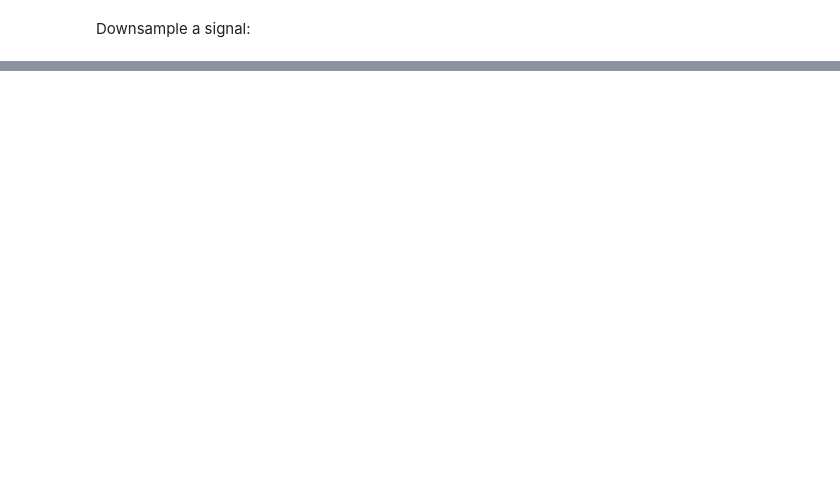
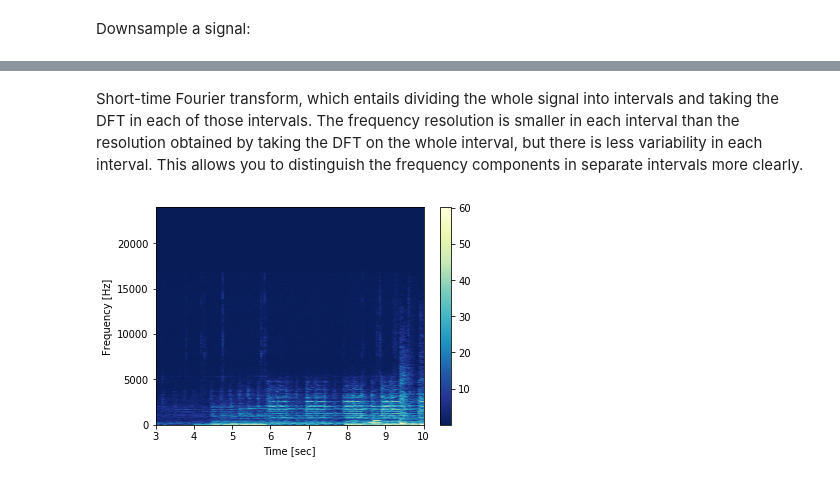
Before and after one commit to DomainFlag/DataScienceNotes, a Jupyter notebook: Audio Signal.ipynb, the cells around one changed output, grey strips where cells are left out. Saved outputs shown, nothing was run; the diff lists cells and outputs as text; code cells hidden in the pictures; blank space fills up the shorter version.

```diff
--- a/Audio Signal.ipynb
+++ b/Audio Signal.ipynb
@@ -263,0 +378,52 @@ plot_graph(t, down_scaled_wave)
+# %% [markdown]
+Short-time Fourier transform, which entails dividing the whole signal into intervals and taking the DFT in each of those intervals. The frequency resolution is smaller in each interval than the resolution obtained by taking the DFT on the whole interval, but there is less variability in each interval. This allows you to distinguish the frequency components in separate intervals more clearly.
+# %%
+class ShortFourirer:
+    def __init__(self, data, start_time, end_time, win, sampling_rate):
+        # track seconds
+        track_seconds = int(len(samples) / sampling_rate)
+
+        # start time
+        self.start_time = start_time
+
+        # end time
+        self.end_time = min(end_time, track_seconds)
+
+        # current spectrogram
+        self.current_spec = Spectrogram(win, sampling_rate)
+
+        # sample rate
+        self.sample_rate = int(self.current_spec.get_freq_resolution())
+
+        # time domain
+        self.t = np.linspace(self.start_time, self.end_time, self.sample_rate * (self.end_time - self.start_time))
+
+        self.data = self.calculate_dft(data)
+
+    def get_spec(self):
+        return self.current_spec
+
+    # applying short-time Fourier transform, by dividing the whole signal into intervals
+    def calculate_dft(self, data):
+        result = []
+
+        for i in range(self.start_time, self.end_time):
+            result += parse_sec_signal(data, self.current_spec, i)
+
+        return np.array(result)
+
+    def get_parameters(self):
+        return (self.t, self.current_spec.bins, self.data)
+
+
+short_fourier = ShortFourirer(output, 3, 10, 2048, sampling_rate)
+
+t, f, Sxx = short_fourier.get_parameters()
+
+plt.pcolormesh(t, f, Sxx.T, cmap = 'YlGnBu_r', shading = 'gouraud')
+plt.colorbar()
+plt.ylabel('Frequency [Hz]')
+plt.xlabel('Time [sec]')
+plt.show()
+# %% [output]
+[figure, added]
```
Also changed, not shown: parts of 5 cells of this notebook, 2 other files.
